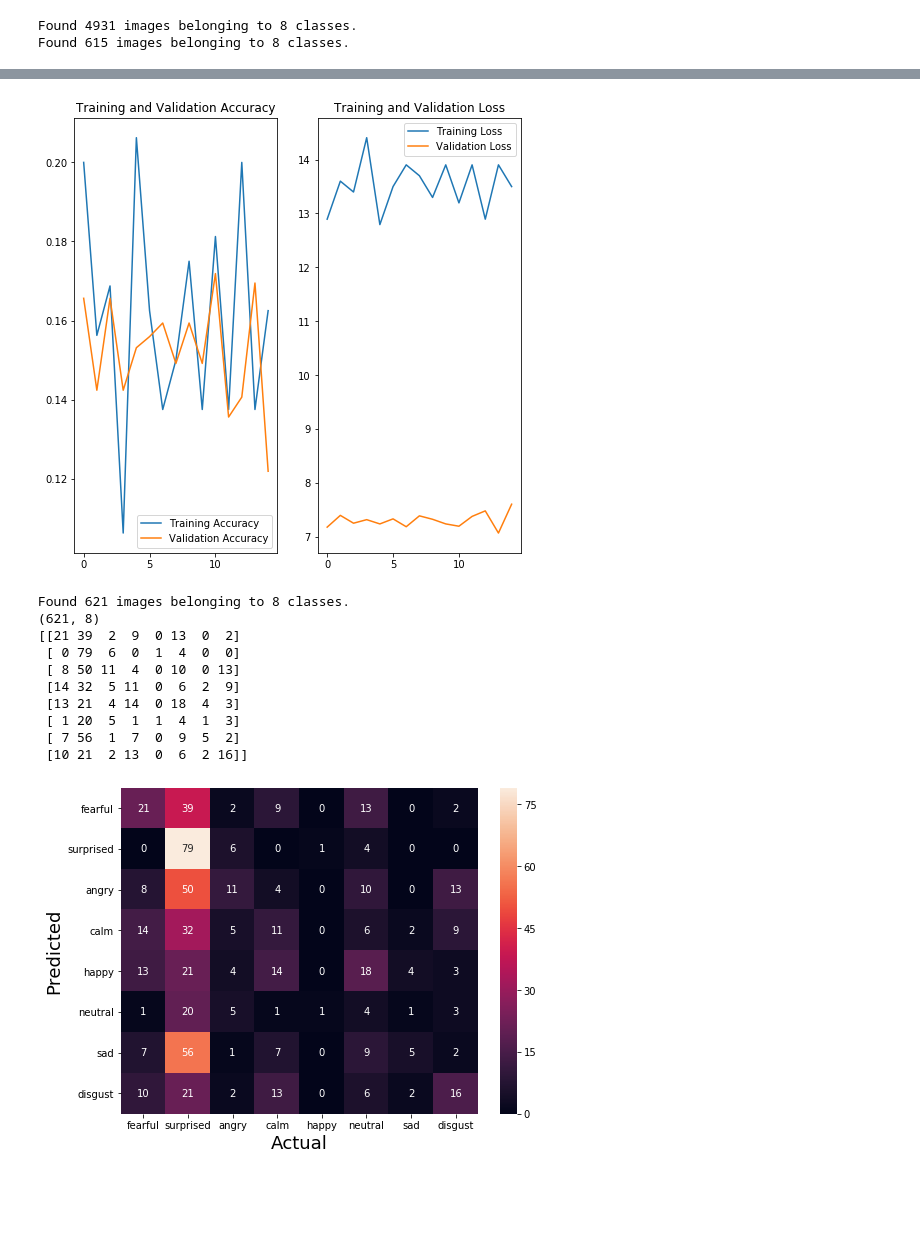
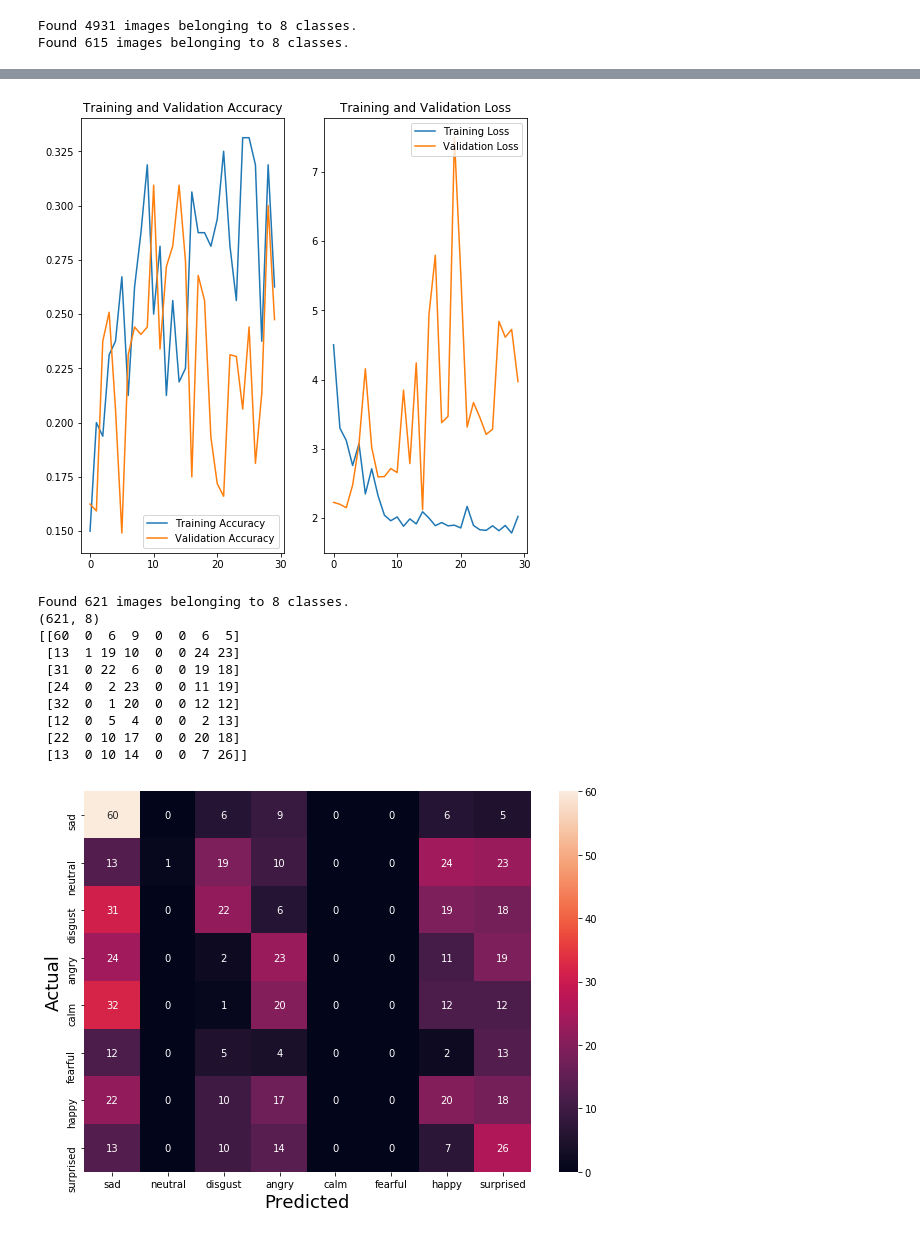
Before and after one commit to dandrid/GrandPythons, a Jupyter notebook: 2_build_resnet_model.ipynb, the cells around one changed output, grey strips where cells are left out. Drawn from its saved outputs; the diff is of its cells as text; code cells hidden in the pictures; blank space fills up the shorter version.

Commit message:
resnet model updated

```diff
--- a/2_build_resnet_model.ipynb
+++ b/2_build_resnet_model.ipynb
@@ -161,6 +161,6 @@ Found 4931 images belonging to 8 classes.
 Found 615 images belonging to 8 classes.
 # %%
 # The model used the train generator to load and randomize the data.
-model.fit(train_generator,steps_per_epoch=5,validation_data=validation_generator,validation_steps=10,epochs=150, callbacks=[checkpointer, earlystopper])
+history = model.fit(train_generator,steps_per_epoch=5,validation_data=validation_generator,validation_steps=10,epochs=150, callbacks=[checkpointer, earlystopper])
 # %% [output]
 Epoch 1/150
@@ -217,7 +216,7 @@ plt.legend(loc='upper right')
 plt.title('Training and Validation Loss')
 plt.show()
 # %% [output]
-[figure, old version]
+[figure, new version]
 # %%
 test_datagen = ImageDataGenerator(rescale=1./255, rotation_range=0, width_shift_range=0, height_shift_range=0, zoom_range=0, horizontal_flip=False, vertical_flip=False)
 test_generator = test_datagen.flow_from_directory(test_dir, shuffle=False, target_size=(resnet_img_height, resnet_img_width), batch_size=32, class_mode='categorical', seed=42)
@@ -231,22 +230,22 @@ print(emotions_confusion_matrix)
 # %% [output]
 Found 621 images belonging to 8 classes.
 (621, 8)
-[[21 39  2  9  0 13  0  2]
- [ 0 79  6  0  1  4  0  0]
- [ 8 50 11  4  0 10  0 13]
- [14 32  5 11  0  6  2  9]
- [13 21  4 14  0 18  4  3]
- [ 1 20  5  1  1  4  1  3]
- [ 7 56  1  7  0  9  5  2]
- [10 21  2 13  0  6  2 16]]
+[[60  0  6  9  0  0  6  5]
+ [13  1 19 10  0  0 24 23]
+ [31  0 22  6  0  0 19 18]
+ [24  0  2 23  0  0 11 19]
+ [32  0  1 20  0  0 12 12]
+ [12  0  5  4  0  0  2 13]
+ [22  0 10 17  0  0 20 18]
+ [13  0 10 14  0  0  7 26]]
 # %%
 emotions = os.listdir(test_dir)
 emotion_confusion_df = pd.DataFrame(emotions_confusion_matrix, index = emotions,
                   columns = emotions)
-plt.figure(figsize = (8,6))
+plt.figure(figsize = (10,7))
 sn.heatmap(emotion_confusion_df, annot=True)
-plt.xlabel('Actual', fontsize=18)
-plt.ylabel('Predicted', fontsize=18)
+plt.xlabel('Predicted', fontsize=18)
+plt.ylabel('Actual', fontsize=18)
 plt.show()
 # %% [output]
-[figure, old version]
+[figure, new version]
```
Also changed, not shown: parts of 6 cells of this notebook.
